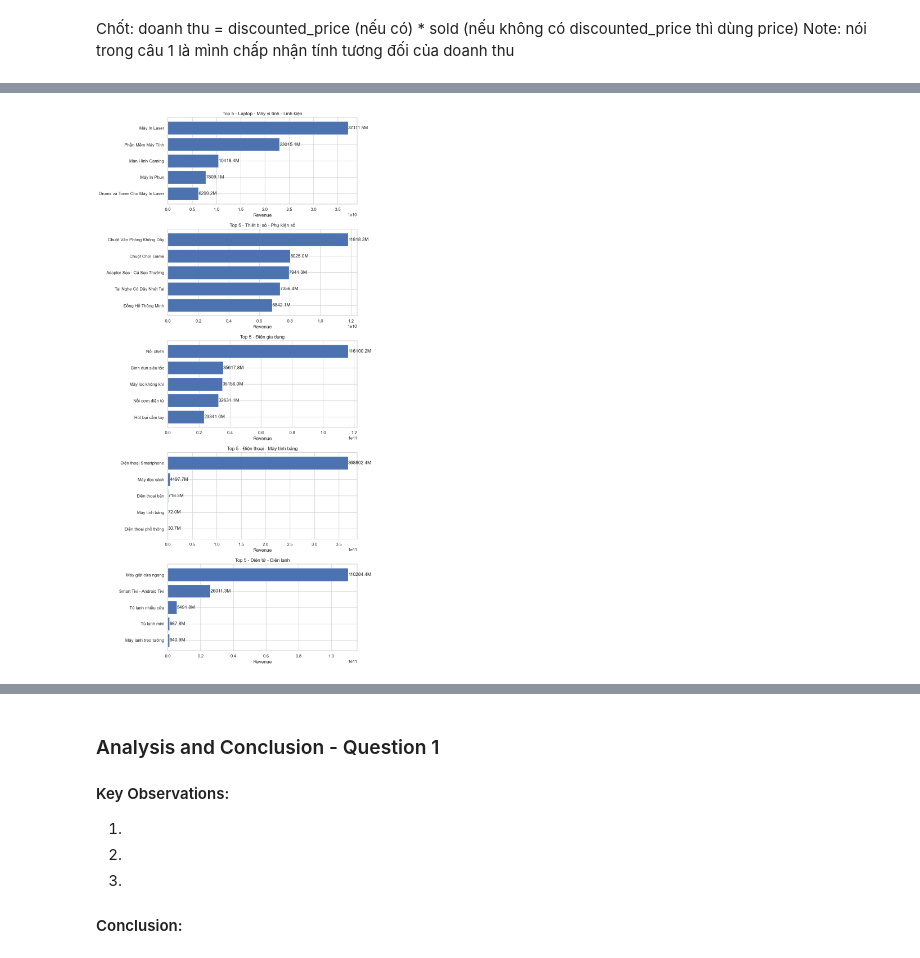
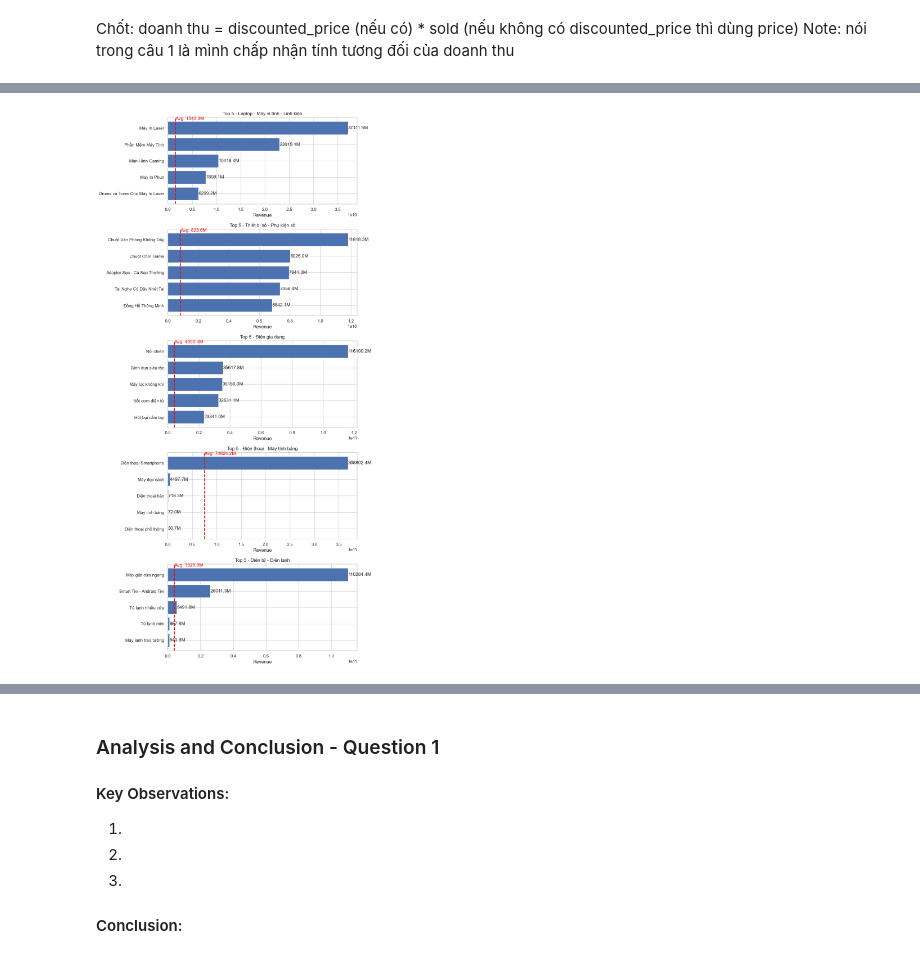
Before and after one commit to phuongth05/DV_LAB01, a Jupyter notebook: groups/phuong.ipynb, the cells around one changed output, grey strips where cells are left out. Saved outputs shown, nothing was run; the diff lists cells and outputs as text; code cells hidden in the pictures.

```diff
--- a/groups/phuong.ipynb
+++ b/groups/phuong.ipynb
@@ -295,23 +314,28 @@ plt.show()
 # %%
 roots = top5_each_root["root_category_name"].unique()
 n = len(roots)
 
 fig, axes = plt.subplots(n, 1, figsize=(10, 4*n), squeeze=False)
 axes = axes.flatten()
 
 for i, root in enumerate(roots):
     data = top5_each_root[top5_each_root["root_category_name"] == root]
 
     axes[i].barh(data["category_name"], data["revenue"])
     axes[i].invert_yaxis()
 
     for j, v in enumerate(data["revenue"]):
         axes[i].text(v, j, f"{v/1e6:.1f}M", va='center')
 
+    axes[i].axvline(x=avg_each_root[avg_each_root["root_category_name"] == root]["avg_revenue"].values[0],
+                        color='red', linestyle='--', linewidth=2)
+    axes[i].text(avg_each_root[avg_each_root["root_category_name"] == root]["avg_revenue"].values[0], -0.5,
+                    f"Avg: {avg_each_root[avg_each_root['root_category_name'] == root]['avg_revenue'].values[0]/1e6:.1f}M", color='red')
+
     axes[i].set_title(f"Top 5 - {root}")
     axes[i].set_xlabel("Revenue")
 
 plt.tight_layout()
 plt.show()
 # %% [output]
-[figure, old version]
+[figure, new version]
```
Also changed, not shown: parts of 22 cells of this notebook, 1 other file.
